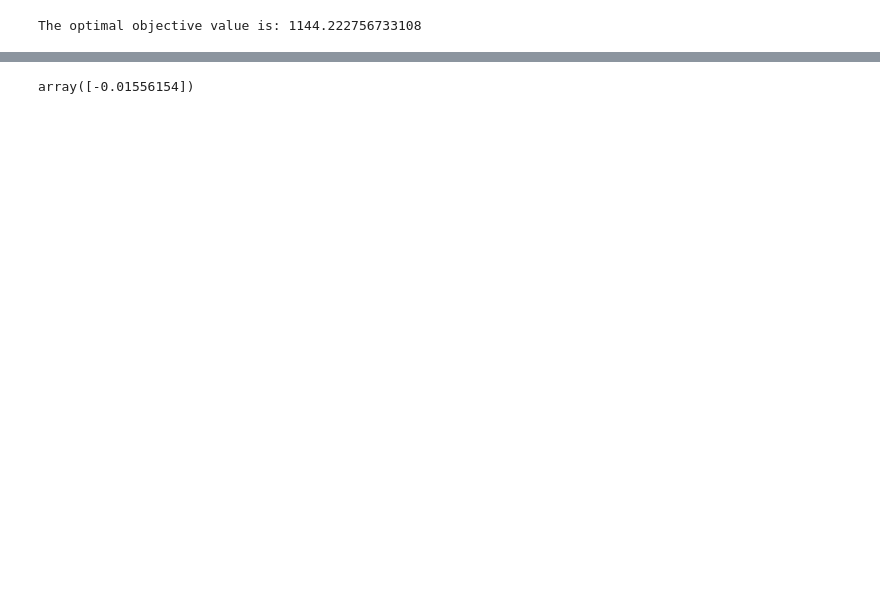
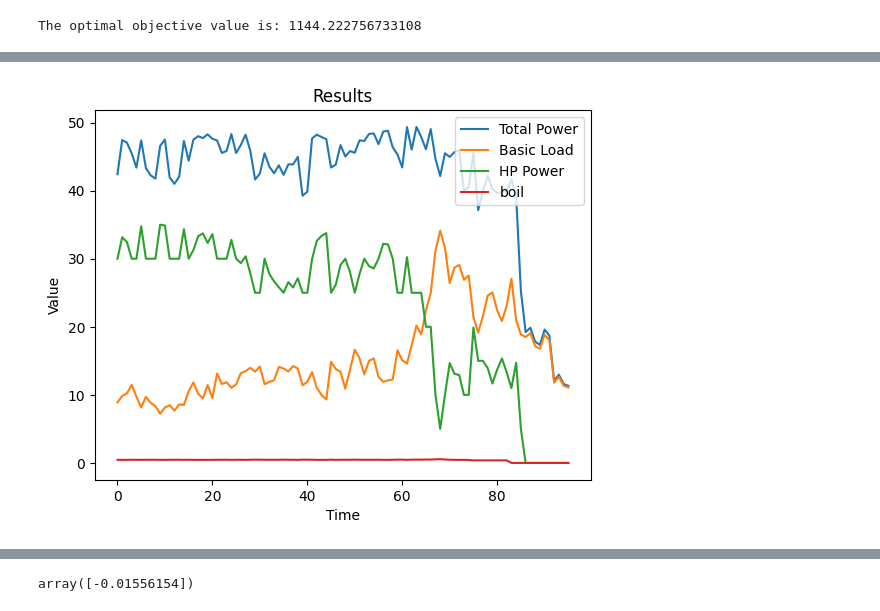
Before and after one commit to XinLiTue/Congestion-Management-based-on-Thermal-Comfort, a Jupyter notebook: FullModel.ipynb, the cells around one changed output, grey strips where cells are left out. Saved outputs shown, nothing was run; the diff lists cells and outputs as text; code cells hidden in the pictures; blank space fills up the shorter version.

```diff
--- a/FullModel.ipynb
+++ b/FullModel.ipynb
@@ -72 +179,35 @@ The optimal objective value is: 1144.222756733108
+# %%
+Total_power = []
+Total_power.append(model_inf.LoadPower.iloc[:,1:].sum(axis=1))
+Total_hp=[]
+Total_hp_out=[]
+Total_PPD=[]
+Total_indoor = []
+v_min=[]
+v_max=[]
+# %%
+Total_power.append(-1E3*Result_p_array[0])
+Total_hp.append(hp_sum)
+Total_hp_out.append(hp_out)
+Total_PPD.append(Result_PPD[0])
+Total_indoor.append(Result_T_ind_array[0])
+v_min.append(Result_v_min)
+v_max.append(Result_v_max)
+# %%
+import matplotlib.pyplot as plt
+plt.plot(Total_power[1], label='Total Power')
+#plot the sum of all users in model_inf.LoadPower in each time step
+plt.plot(Total_power[0], label='Basic Load')
+# plt.plot(Result_T_ind[0], label='Result_T_ind[0]')
+#plot total Result_h_boil
+plt.plot(hp_sum,label='HP Power')
+plt.plot(h_boil_sum, label='boil')
+# plt.plot(Result_PPD[0], label='Result_PPD[0]')
+plt.xlabel('Time')
+plt.ylabel('Value')
+plt.title('Results')
+plt.legend()
+plt.show()
+# %% [output]
+[figure, added]
 # %%
```
Also changed, not shown: parts of 18 cells of this notebook, 4 other files.
